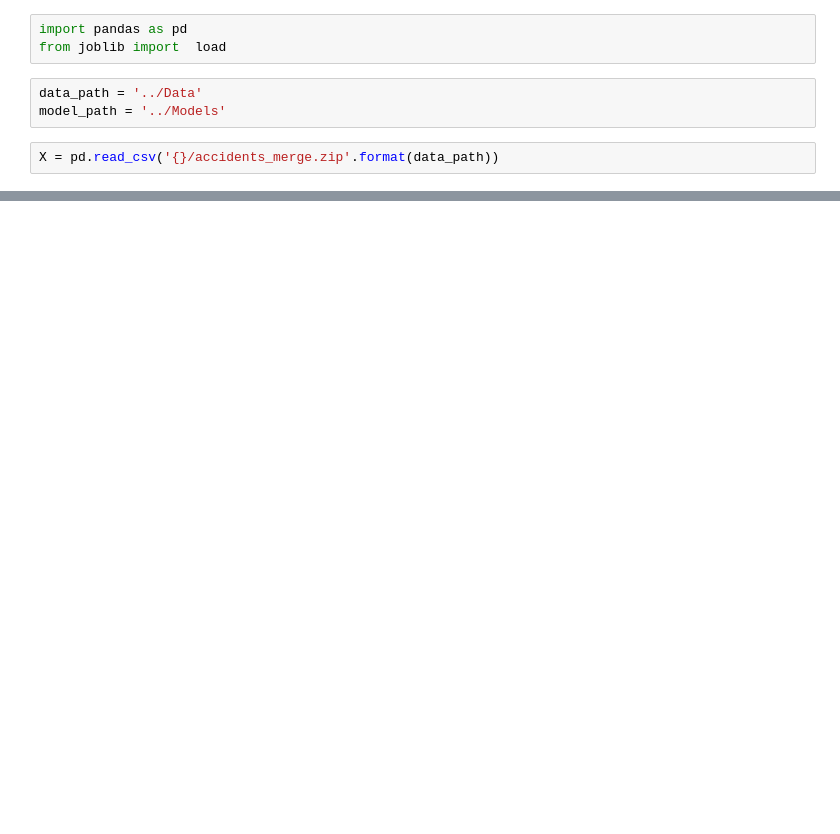
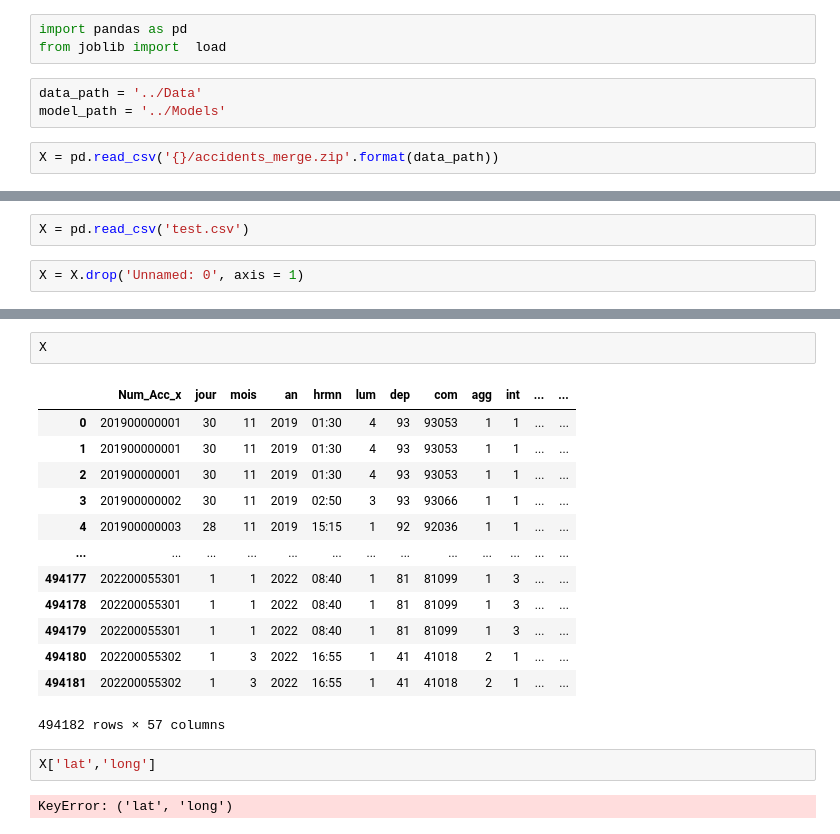
Before and after one commit to karatruc/Streamlit, a Jupyter notebook: Streamlit/test.ipynb, the cells around one changed output, grey strips where cells are left out. Drawn from its saved outputs; the diff is of its cells as text; blank space fills up the shorter version.

```diff
--- a/Streamlit/test.ipynb
+++ b/Streamlit/test.ipynb
@@ -8,0 +43,4 @@ X = pd.read_csv('{}/accidents_merge.zip'.format(data_path))
+# %%
+X = pd.read_csv('test.csv')
+# %%
+X = X.drop('Unnamed: 0', axis = 1)
@@ -30,0 +84,20 @@ Name: count, dtype: int64
+# %%
+X
+# %% [output]
+|  | Num_Acc_x | jour | mois | an | hrmn | lum | dep | com | agg | int | ... | ... |
+| 0 | 201900000001 | 30 | 11 | 2019 | 01:30 | 4 | 93 | 93053 | 1 | 1 | ... | ... |
+| 1 | 201900000001 | 30 | 11 | 2019 | 01:30 | 4 | 93 | 93053 | 1 | 1 | ... | ... |
+| 2 | 201900000001 | 30 | 11 | 2019 | 01:30 | 4 | 93 | 93053 | 1 | 1 | ... | ... |
+| 3 | 201900000002 | 30 | 11 | 2019 | 02:50 | 3 | 93 | 93066 | 1 | 1 | ... | ... |
+| 4 | 201900000003 | 28 | 11 | 2019 | 15:15 | 1 | 92 | 92036 | 1 | 1 | ... | ... |
+| ... | ... | ... | ... | ... | ... | ... | ... | ... | ... | ... | ... | ... |
+| 494177 | 202200055301 | 1 | 1 | 2022 | 08:40 | 1 | 81 | 81099 | 1 | 3 | ... | ... |
+| 494178 | 202200055301 | 1 | 1 | 2022 | 08:40 | 1 | 81 | 81099 | 1 | 3 | ... | ... |
+| 494179 | 202200055301 | 1 | 1 | 2022 | 08:40 | 1 | 81 | 81099 | 1 | 3 | ... | ... |
+| 494180 | 202200055302 | 1 | 3 | 2022 | 16:55 | 1 | 41 | 41018 | 2 | 1 | ... | ... |
+| 494181 | 202200055302 | 1 | 3 | 2022 | 16:55 | 1 | 41 | 41018 | 2 | 1 | ... | ... |
+494182 rows × 57 columns
+# %%
+X['lat','long']
+# %% [output]
+KeyError: ('lat', 'long')
```
Also changed, not shown: parts of 36 cells of this notebook, 5 other files.
